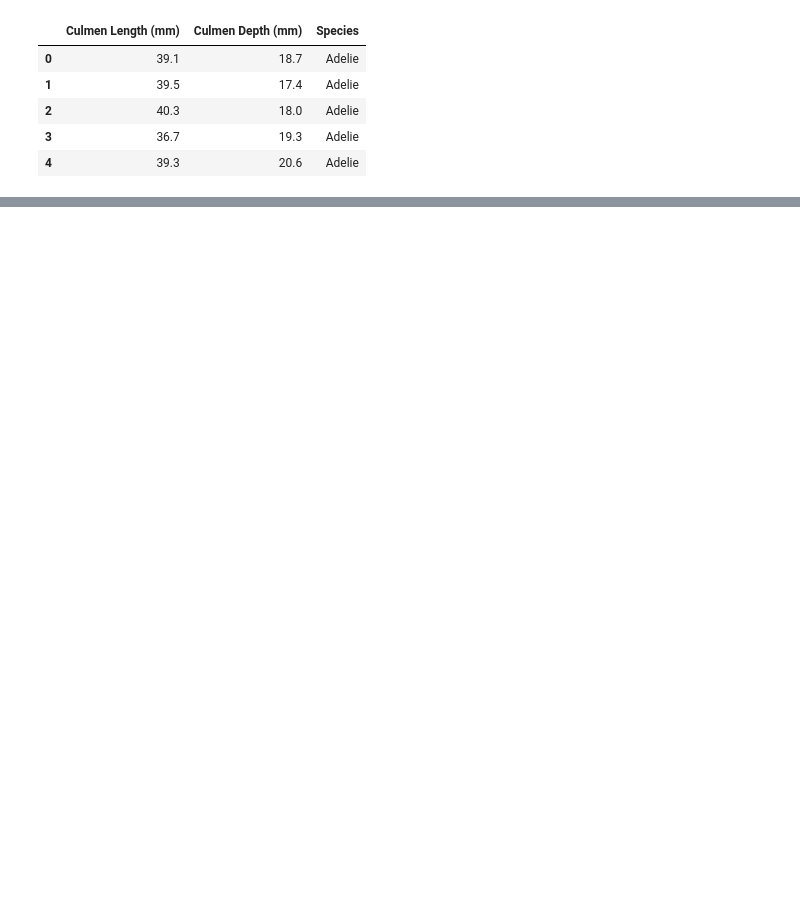
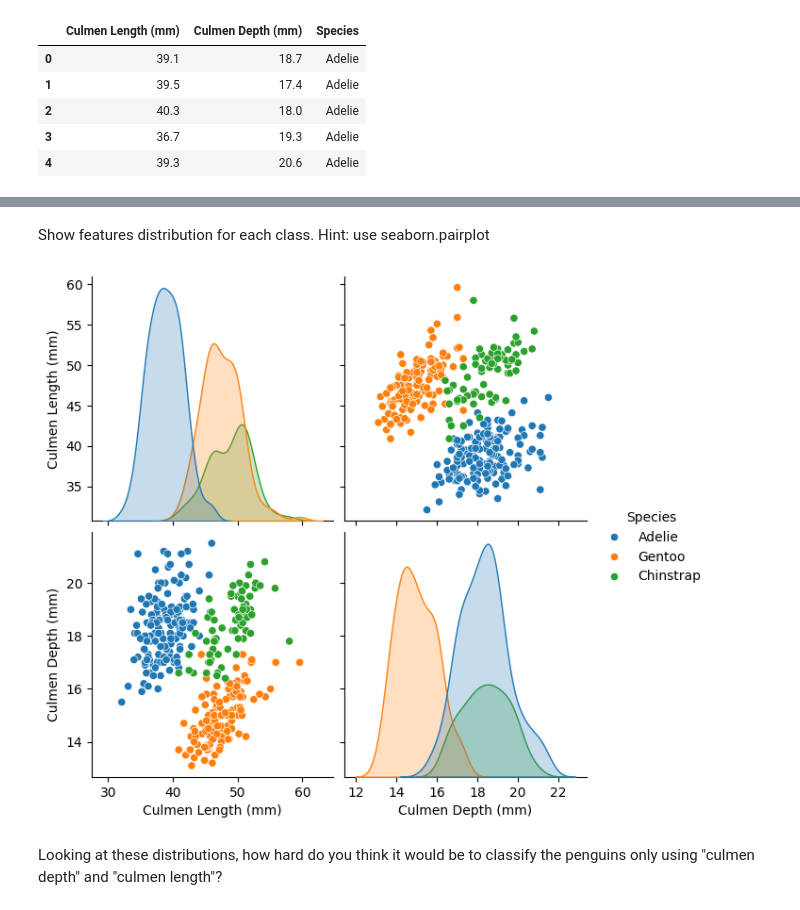
Before and after one commit to iAbdullah/week3, a Jupyter notebook: notebook/task1.ipynb, the cells around one changed output, grey strips where cells are left out. Drawn from its saved outputs; the diff is of its cells as text; code cells hidden in the pictures; blank space fills up the shorter version.

```diff
--- a/notebook/task1.ipynb
+++ b/notebook/task1.ipynb
@@ -20,0 +46,12 @@ target = 'Species'
+# %% [markdown]
+Show features distribution for each class. Hint: use seaborn.pairplot
+# %%
+import seaborn as sns
+import matplotlib.pyplot as plt
+
+_ = sns.pairplot(penguins, hue="Species", height=3, diag_kind="kde")
+plt.show()
+# %% [output]
+[figure, added]
+# %% [markdown]
+Looking at these distributions, how hard do you think it would be to classify the penguins only using "culmen depth" and "culmen length"?
```
Also changed, not shown: parts of 5 cells of this notebook, 9 other files.
